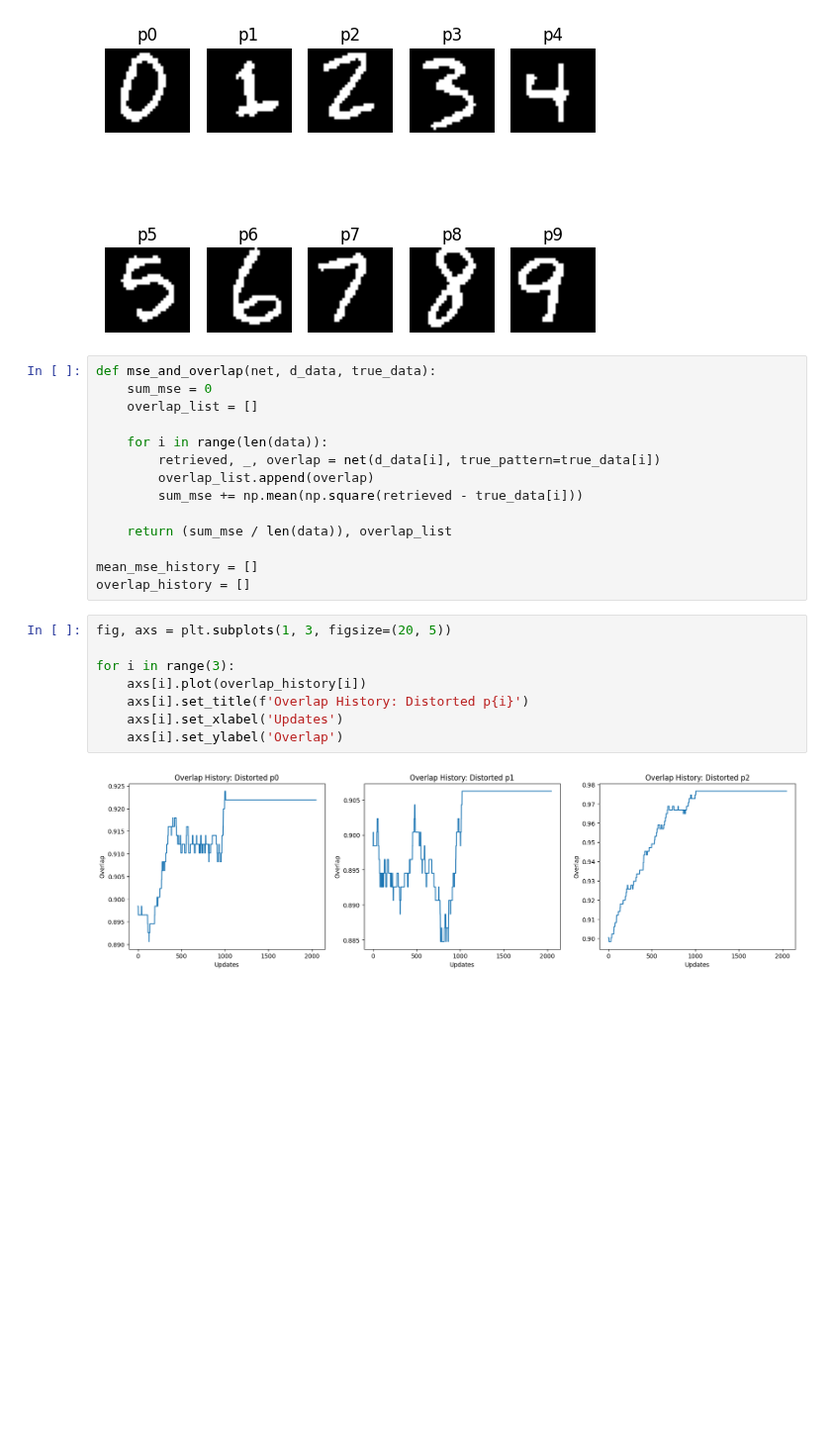
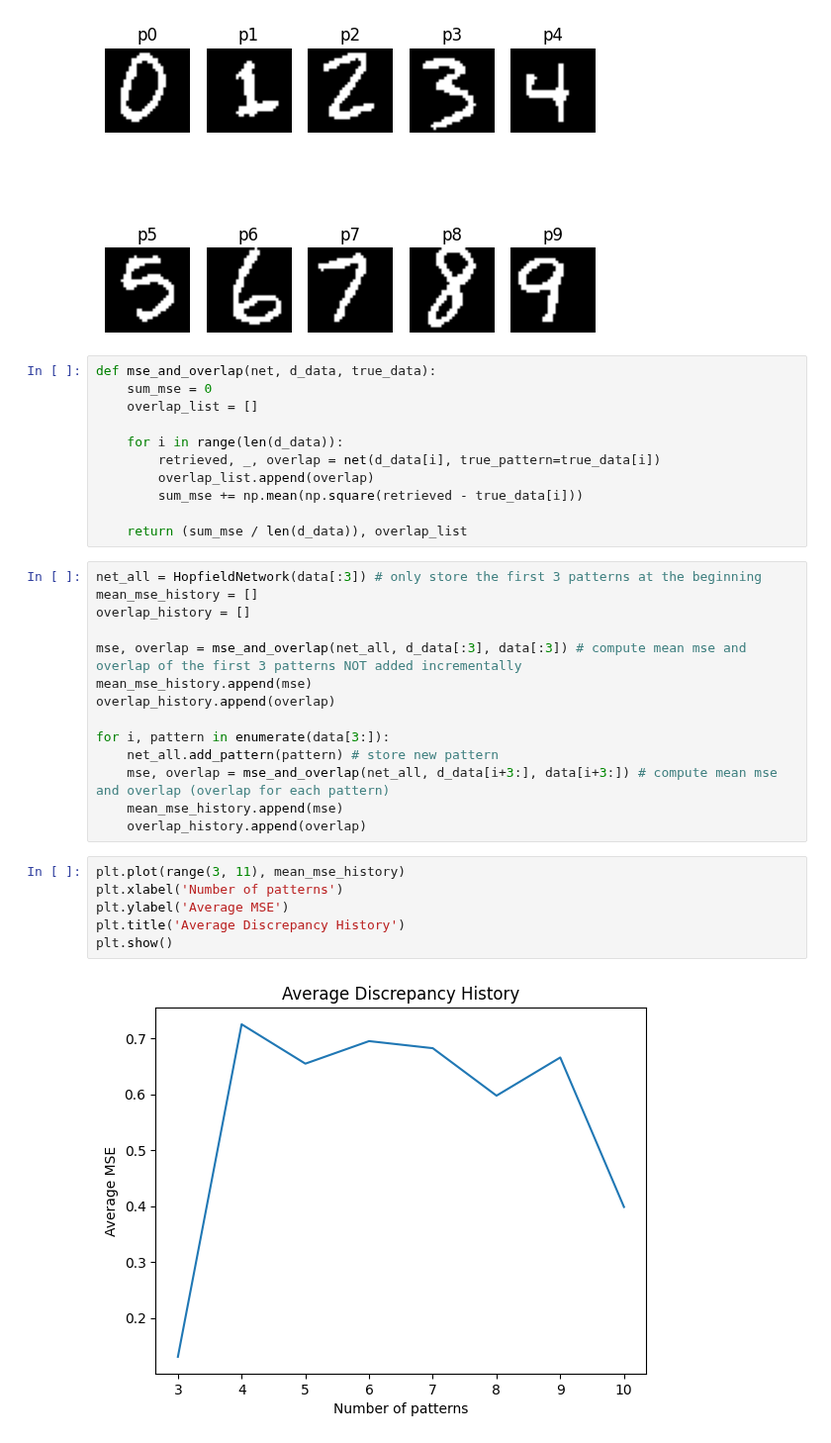
Before and after one commit to JacopoRaffi/CNS_Assignments, a Jupyter notebook: LAB2/LAB2_2/main.ipynb, the cells around one changed output. Shown at 99% size. Saved outputs shown, nothing was run; the diff lists cells and outputs as text; blank space fills up the shorter version.

Commit message:
add average MSE plot

```diff
--- a/LAB2/LAB2_2/main.ipynb
+++ b/LAB2/LAB2_2/main.ipynb
@@ -138,22 +137,31 @@ def mse_and_overlap(net, d_data, true_data):
     sum_mse = 0
     overlap_list = []
 
-    for i in range(len(data)):
+    for i in range(len(d_data)):
         retrieved, _, overlap = net(d_data[i], true_pattern=true_data[i])
         overlap_list.append(overlap)
         sum_mse += np.mean(np.square(retrieved - true_data[i]))
 
-    return (sum_mse / len(data)), overlap_list
-
-mean_mse_history = []
-overlap_history = []
+    return (sum_mse / len(d_data)), overlap_list
-# %%
-fig, axs = plt.subplots(1, 3, figsize=(20, 5))
-
-for i in range(3):
-    axs[i].plot(overlap_history[i])
-    axs[i].set_title(f'Overlap History: Distorted p{i}')
-    axs[i].set_xlabel('Updates')
-    axs[i].set_ylabel('Overlap')
-# %% [output]
-[figure, removed]
+# %%
+net_all = HopfieldNetwork(data[:3]) # only store the first 3 patterns at the beginning
+mean_mse_history = []
+overlap_history = []
+
+mse, overlap = mse_and_overlap(net_all, d_data[:3], data[:3]) # compute mean mse and overlap of the first 3 patterns NOT added incrementally
+mean_mse_history.append(mse)
+overlap_history.append(overlap)
+
+for i, pattern in enumerate(data[3:]):
+    net_all.add_pattern(pattern) # store new pattern
+    mse, overlap = mse_and_overlap(net_all, d_data[i+3:], data[i+3:]) # compute mean mse and overlap (overlap for each pattern)
+    mean_mse_history.append(mse)
+    overlap_history.append(overlap)
+# %%
+plt.plot(range(3, 11), mean_mse_history)
+plt.xlabel('Number of patterns')
+plt.ylabel('Average MSE')
+plt.title('Average Discrepancy History')
+plt.show()
+# %% [output]
+[figure, added]
```
Also changed, not shown: parts of 1 cell of this notebook.
